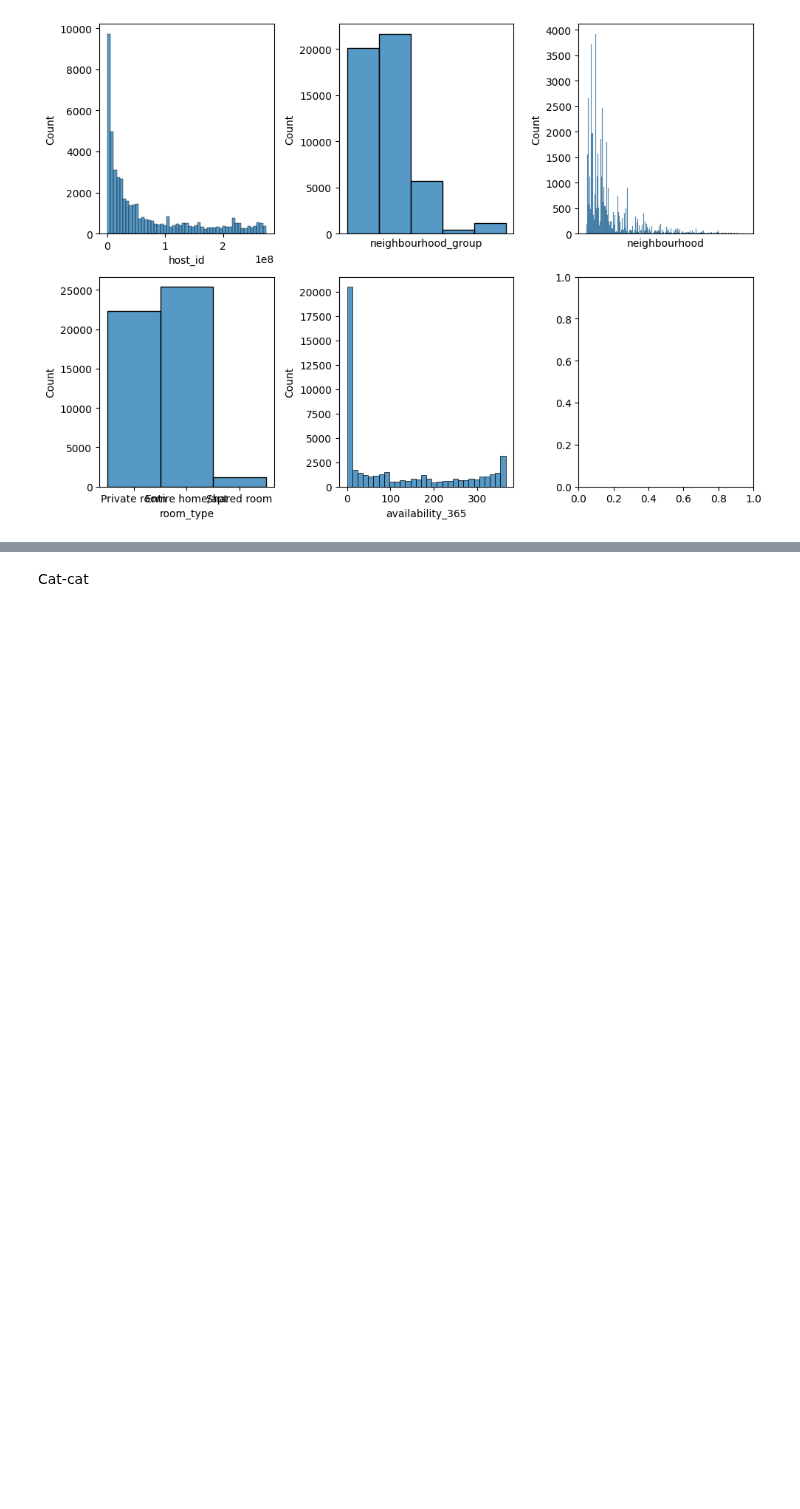
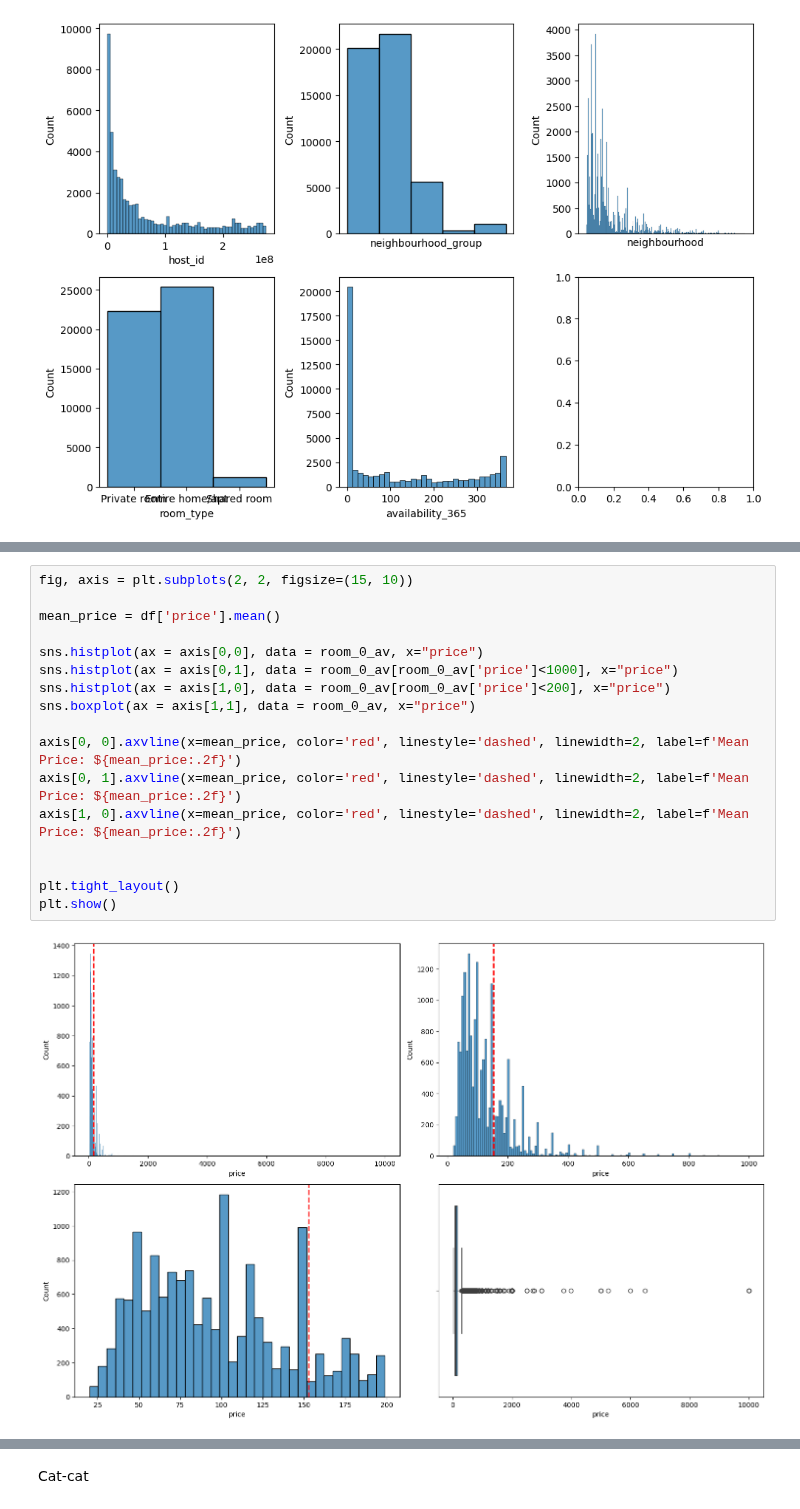
Before and after one commit to Diegomca98/4geeks-ml-template-prjs, a Jupyter notebook: src/explore.ipynb, the cells around one changed output, grey strips where cells are left out. Saved outputs shown, nothing was run; the diff lists cells and outputs as text; blank space fills up the shorter version.

```diff
--- a/src/explore.ipynb
+++ b/src/explore.ipynb
@@ -131,0 +234,19 @@ plt.show()
+# %%
+fig, axis = plt.subplots(2, 2, figsize=(15, 10))
+
+mean_price = df['price'].mean()
+
+sns.histplot(ax = axis[0,0], data = room_0_av, x="price")
+sns.histplot(ax = axis[0,1], data = room_0_av[room_0_av['price']<1000], x="price")
+sns.histplot(ax = axis[1,0], data = room_0_av[room_0_av['price']<200], x="price")
+sns.boxplot(ax = axis[1,1], data = room_0_av, x="price")
+
+axis[0, 0].axvline(x=mean_price, color='red', linestyle='dashed', linewidth=2, label=f'Mean Price: ${mean_price:.2f}')
+axis[0, 1].axvline(x=mean_price, color='red', linestyle='dashed', linewidth=2, label=f'Mean Price: ${mean_price:.2f}')
+axis[1, 0].axvline(x=mean_price, color='red', linestyle='dashed', linewidth=2, label=f'Mean Price: ${mean_price:.2f}')
+
+
+plt.tight_layout()
+plt.show()
+# %% [output]
+[figure, added]
```
Also changed, not shown: parts of 17 cells of this notebook.
